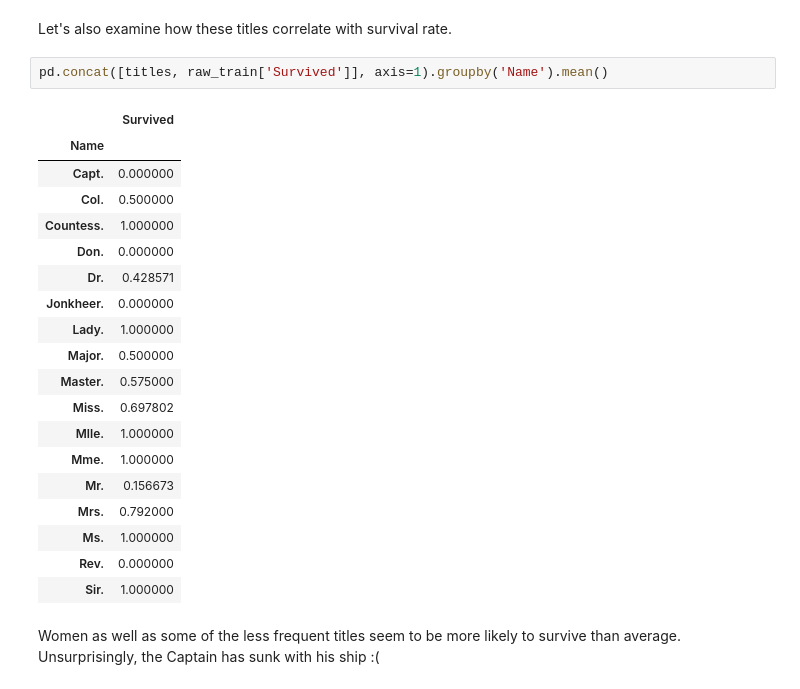
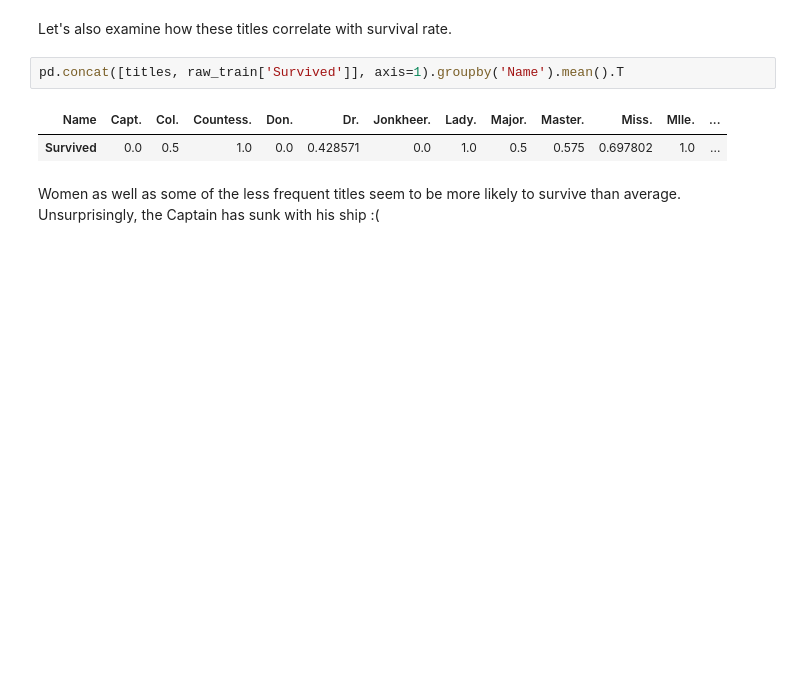
Before and after one commit to PrzemekPobrotyn/Titanic-Kaggle, a Jupyter notebook: titanic_final.ipynb, the cells around one changed output. Drawn from its saved outputs; the diff is of its cells as text; blank space fills up the shorter version.

```diff
--- a/titanic_final.ipynb
+++ b/titanic_final.ipynb
@@ -455,27 +455,10 @@ Name: Name, dtype: int64
 # %% [markdown]
 Let's also examine how these titles correlate with survival rate.
 # %%
-pd.concat([titles, raw_train['Survived']], axis=1).groupby('Name').mean()
+pd.concat([titles, raw_train['Survived']], axis=1).groupby('Name').mean().T
 # %% [output]
-|  | Survived |
-| Name |  |
-| Capt. | 0.000000 |
-| Col. | 0.500000 |
-| Countess. | 1.000000 |
-| Don. | 0.000000 |
-| Dr. | 0.428571 |
-| Jonkheer. | 0.000000 |
-| Lady. | 1.000000 |
-| Major. | 0.500000 |
-| Master. | 0.575000 |
-| Miss. | 0.697802 |
-| Mlle. | 1.000000 |
-| Mme. | 1.000000 |
-| Mr. | 0.156673 |
-| Mrs. | 0.792000 |
-| Ms. | 1.000000 |
-| Rev. | 0.000000 |
-| Sir. | 1.000000 |
+| Name | Capt. | Col. | Countess. | Don. | Dr. | Jonkheer. | Lady. | Major. | Master. | Miss. | Mlle. | ... |
+| Survived | 0.0 | 0.5 | 1.0 | 0.0 | 0.428571 | 0.0 | 1.0 | 0.5 | 0.575 | 0.697802 | 1.0 | ... |
 # %% [markdown]
 Women as well as some of the less frequent titles seem to be more likely to survive than average. Unsurprisingly, the Captain has sunk with his ship :(
 # %% [markdown]
```
Also changed, not shown: parts of 15 cells of this notebook.
